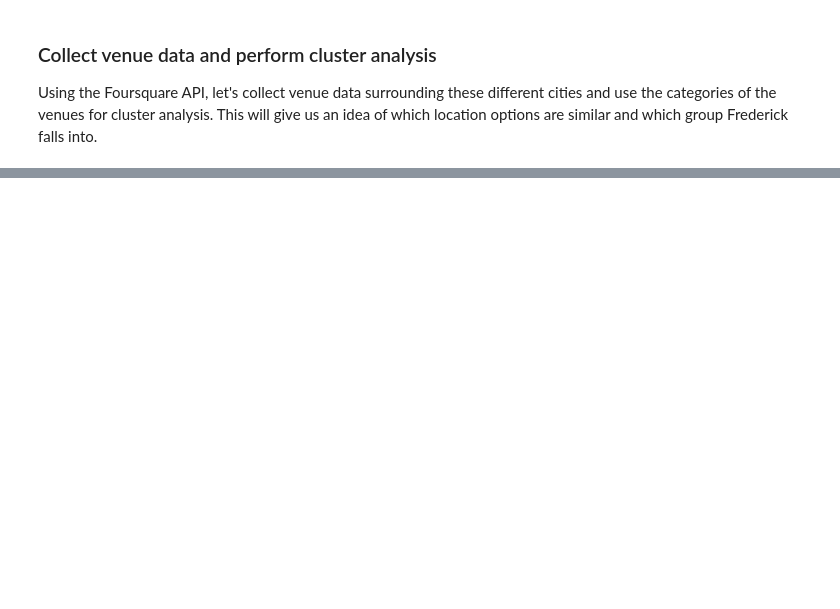
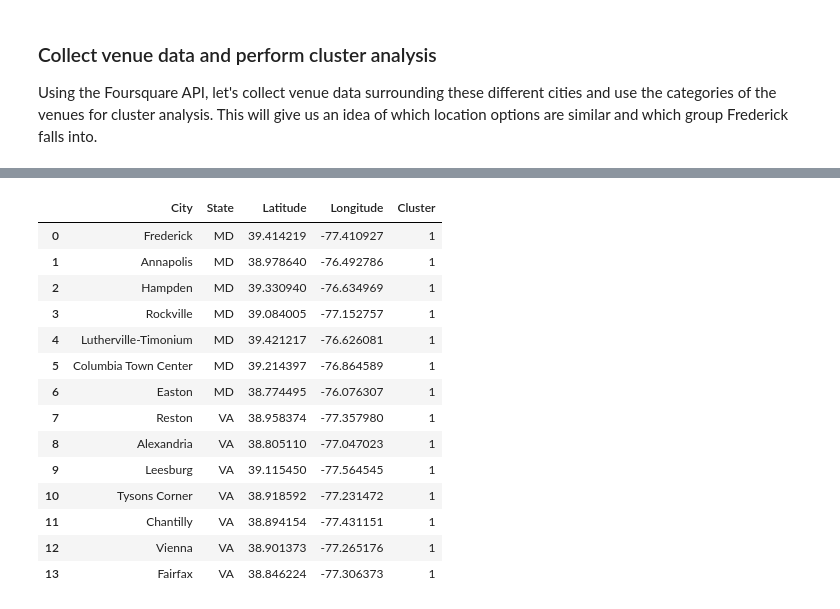
Before and after one commit to BradenSmolko/Coursera_Capstone, a Jupyter notebook: Coursera_Capstone.ipynb, the cells around one changed output, grey strips where cells are left out. Cells and saved outputs as stored; diff of their text form; code cells hidden in the pictures; blank space fills up the shorter version.

```diff
--- a/Coursera_Capstone.ipynb
+++ b/Coursera_Capstone.ipynb
@@ -128,0 +403,19 @@ Using the Foursquare API, let's collect venue data surrounding these different c
+# %%
+frederick_cluster = df_clusters.loc[df_clusters['Cluster'] == df_clusters.at[0,'Cluster'], ].reset_index().drop('index', 1)
+frederick_cluster
+# %% [output]
+|  | City | State | Latitude | Longitude | Cluster |
+| 0 | Frederick | MD | 39.414219 | -77.410927 | 1 |
+| 1 | Annapolis | MD | 38.978640 | -76.492786 | 1 |
+| 2 | Hampden | MD | 39.330940 | -76.634969 | 1 |
+| 3 | Rockville | MD | 39.084005 | -77.152757 | 1 |
+| 4 | Lutherville-Timonium | MD | 39.421217 | -76.626081 | 1 |
+| 5 | Columbia Town Center | MD | 39.214397 | -76.864589 | 1 |
+| 6 | Easton | MD | 38.774495 | -76.076307 | 1 |
+| 7 | Reston | VA | 38.958374 | -77.357980 | 1 |
+| 8 | Alexandria | VA | 38.805110 | -77.047023 | 1 |
+| 9 | Leesburg | VA | 39.115450 | -77.564545 | 1 |
+| 10 | Tysons Corner | VA | 38.918592 | -77.231472 | 1 |
+| 11 | Chantilly | VA | 38.894154 | -77.431151 | 1 |
+| 12 | Vienna | VA | 38.901373 | -77.265176 | 1 |
+| 13 | Fairfax | VA | 38.846224 | -77.306373 | 1 |
```
Also changed, not shown: parts of 31 cells of this notebook.
